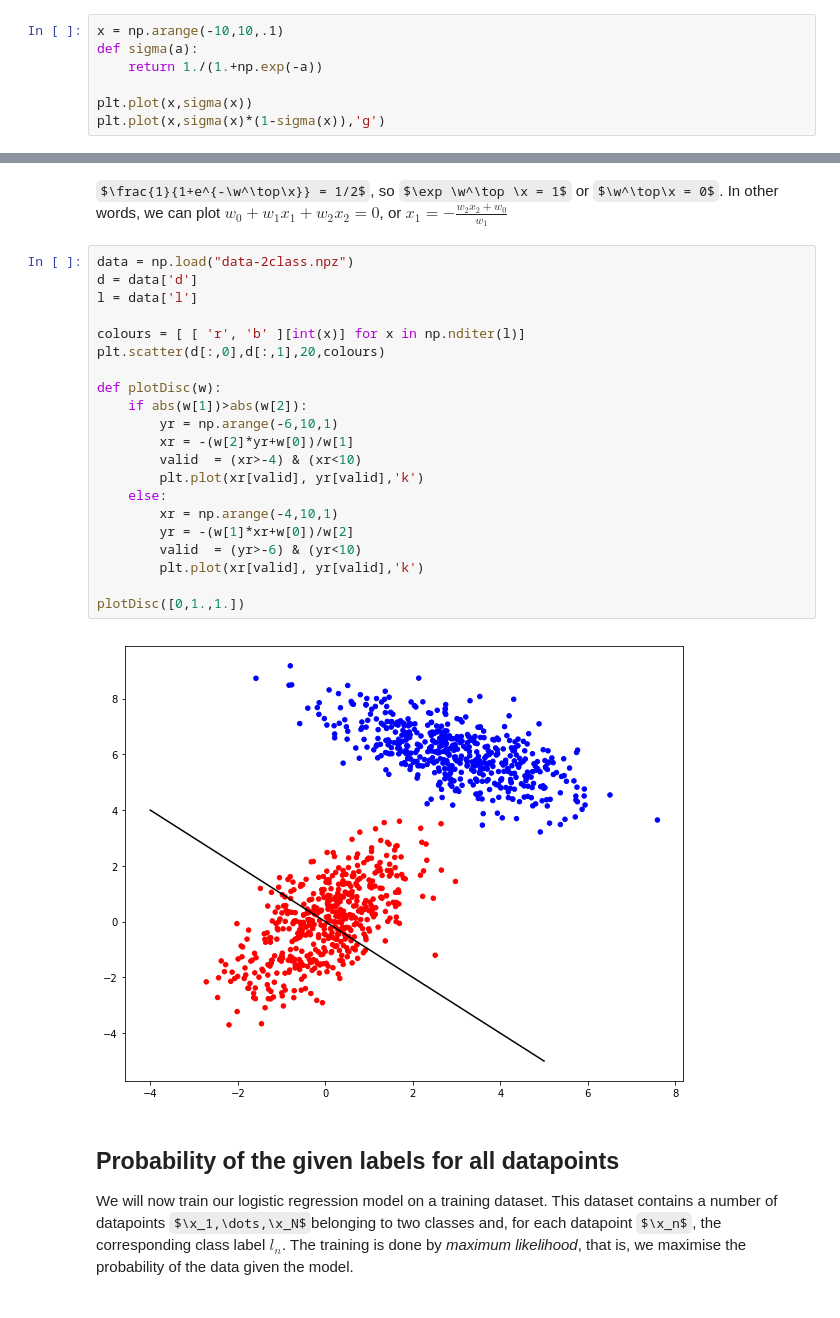
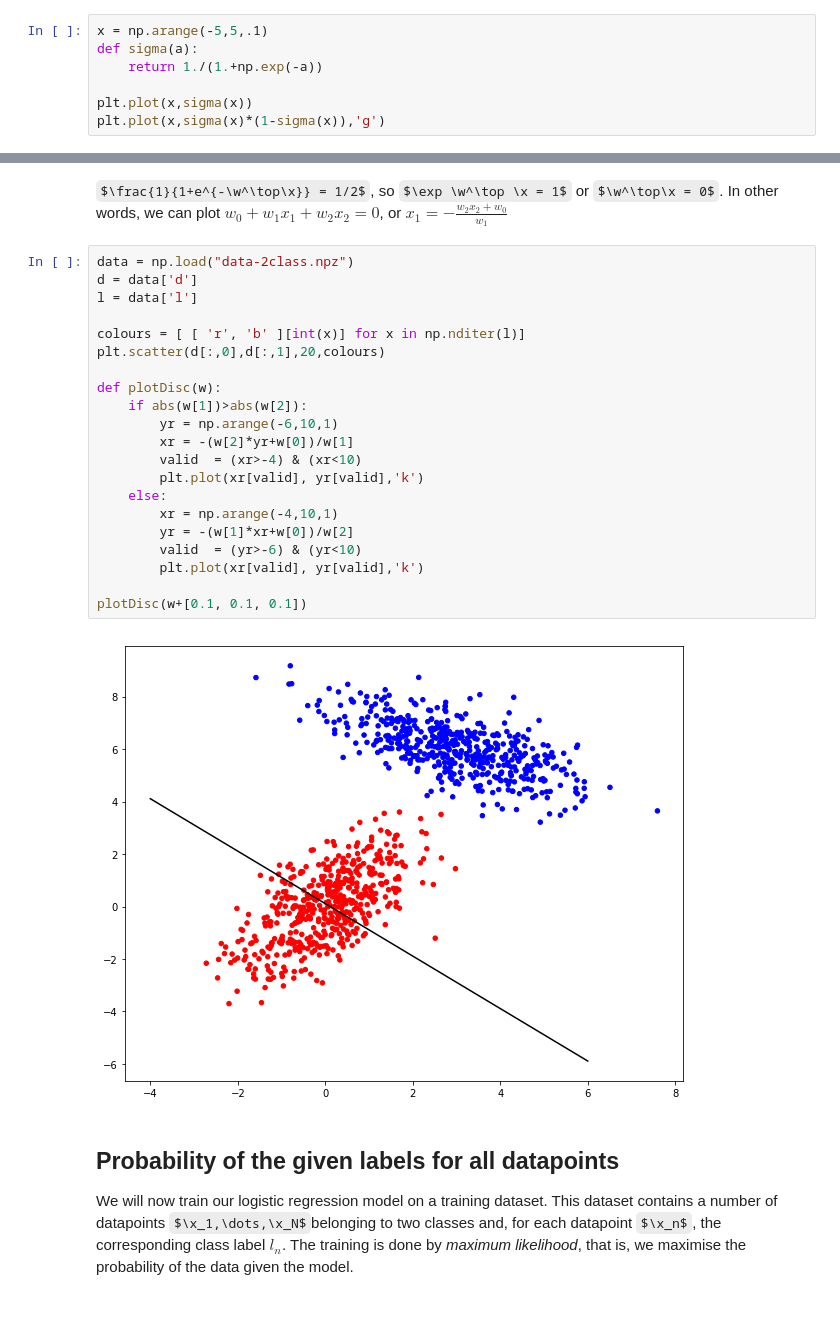
Before and after one commit to thibaultdouzon/Basic-Machine-Learning, a Jupyter notebook: LAB_2/Lab 2 - Logistic Regression - Handout.ipynb, the cells around one changed output, grey strips where cells are left out. Saved outputs shown, nothing was run; the diff lists cells and outputs as text; some formulas as TeX source.

```diff
--- a/LAB_2/Lab 2 - Logistic Regression - Handout.ipynb
+++ b/LAB_2/Lab 2 - Logistic Regression - Handout.ipynb
@@ -48,7 +49,7 @@ def plotHeat(w):
 # %% [markdown]
 To get started, let us plot the logistic function $\sigma(a)$ in the range $[-5\dots 5]$ in blue, and its derivative $\frac{\partial}{\partial a} \sigma(a)$ in green.
 # %%
-x = np.arange(-10,10,.1)
+x = np.arange(-5,5,.1)
 def sigma(a):
     return 1./(1.+np.exp(-a))
 
@@ -67,26 +68,26 @@ $w_0+w_1x_1 + w_2x_2 = 0$, or $x_1 = -\frac{w_2x_2+w_0}{w_1}$
 # %%
 data = np.load("data-2class.npz")
 d = data['d']
 l = data['l']
 
 colours = [ [ 'r', 'b' ][int(x)] for x in np.nditer(l)]
 plt.scatter(d[:,0],d[:,1],20,colours)
 
 def plotDisc(w):
     if abs(w[1])>abs(w[2]):
         yr = np.arange(-6,10,1)
         xr = -(w[2]*yr+w[0])/w[1]
         valid  = (xr>-4) & (xr<10)
         plt.plot(xr[valid], yr[valid],'k')
     else:
         xr = np.arange(-4,10,1)
         yr = -(w[1]*xr+w[0])/w[2]
         valid  = (yr>-6) & (yr<10)
         plt.plot(xr[valid], yr[valid],'k')
 
-plotDisc([0,1.,1.])
+plotDisc(w+[0.1, 0.1, 0.1])
 # %% [output]
-[figure, old version]
+[figure, new version]
 # %% [markdown]
 ## Probability of the given labels for all datapoints
 
```
Also changed, not shown: parts of 10 cells of this notebook.
